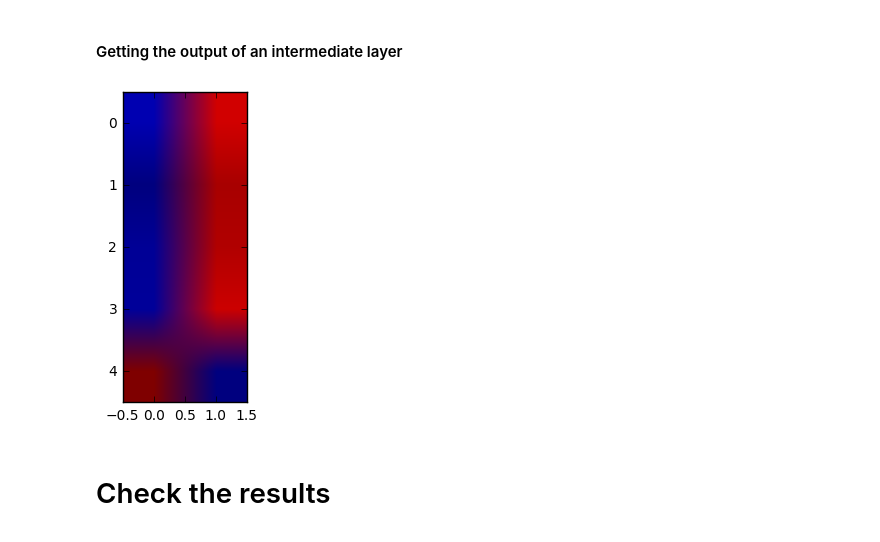
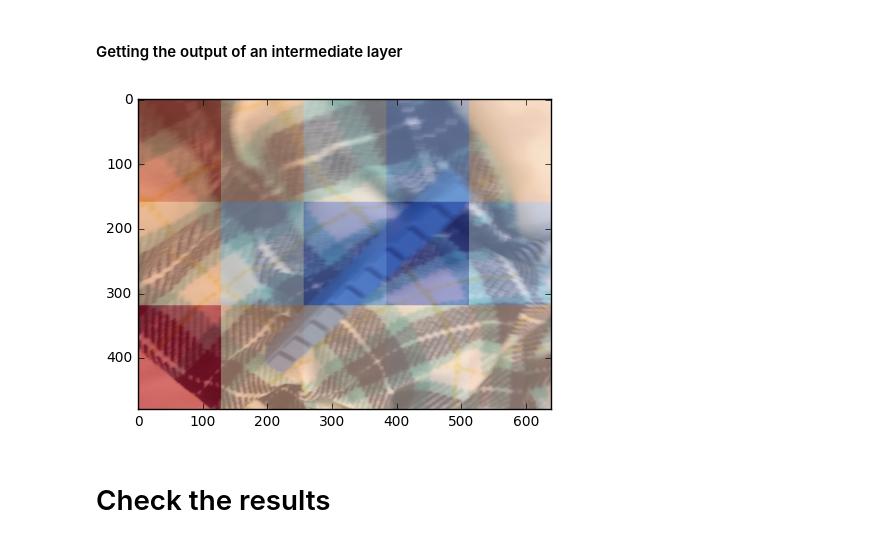
Before and after one commit to jeanfredericplante/blocks_classifier, a Jupyter notebook: notebooks/nbs/block_classifier_with_bounding_boxes.ipynb, the cells around one changed output. Drawn from its saved outputs; the diff is of its cells as text; code cells hidden in the pictures.

Commit message:
adds heatmap to inference

```diff
--- a/notebooks/nbs/block_classifier_with_bounding_boxes.ipynb
+++ b/notebooks/nbs/block_classifier_with_bounding_boxes.ipynb
@@ -231,7 +230,7 @@ fc_tail_layers = [
         MaxPooling2D(),
         Convolution2D(nf,3,3, activation='relu', border_mode='same'),
         BatchNormalization(axis=1),
-        Convolution2D(2,3,3, border_mode='same'),
+        Convolution2D(2,3,3, border_mode='same', name='last_conv'),
         GlobalAveragePooling2D(),
         Activation('softmax')
 ]
@@ -279,19 +276,29 @@ Epoch 1/1
 <keras.callbacks.History at 0x...>
 # %%
 fc_tail_model.save_weights(path+'precalc/fc_weights_cubes.h5');
+# %%
+fc_tail_model.load_weights(path+'precalc/fc_weights_cubes.h5');
 # %% [markdown]
 #### Getting the output of an intermediate layer
 # %%
 # https://keras.io/getting-started/faq/#how-can-i-obtain-the-output-of-an-intermediate-layer
-heatmap_model = Model(fc_tail_model.input, fc_tail_model.get_layer('convolution2d_21').output)
-heatmap_model.compile()
+heatmap_model = Model(fc_tail_model.input, fc_tail_model.get_layer('last_conv').output)
-# %%
-input_with_batch_num = np.expand_dims(conv_val_features[0],axis=0) # adds another bracket...
-hm_val = heatmap_model.predict(input_with_batch_num)
-
-hm_val[0,0].sha
-# %% [output]
-[figure, removed]
+# %%
+input_num = 80
+input_with_batch_num = np.expand_dims(conv_val_features[input_num],axis=0) # adds another bracket...
+
+def get_heatmap(inp, im_size=(480, 640)):
+    hm_val = heatmap_model.predict(inp)
+    hm_one = scipy.misc.imresize(hm_val[0,:,:,0], im_size, interp='nearest')
+    hm_ten = scipy.misc.imresize(hm_val[0,:,:,1], im_size, interp='nearest')
+    return (hm_one, hm_ten)
+
+(hm_one, hm_ten) = get_heatmap(input_with_batch_num)
+plot(val_data[input_num])
+plt.imshow(hm_one, cmap='coolwarm', alpha=0.5)
+plt.show()
+# %% [output]
+[figure, added]
 # %% [markdown]
 # Check the results
 # %%
```
Also changed, not shown: parts of 4 cells of this notebook.
